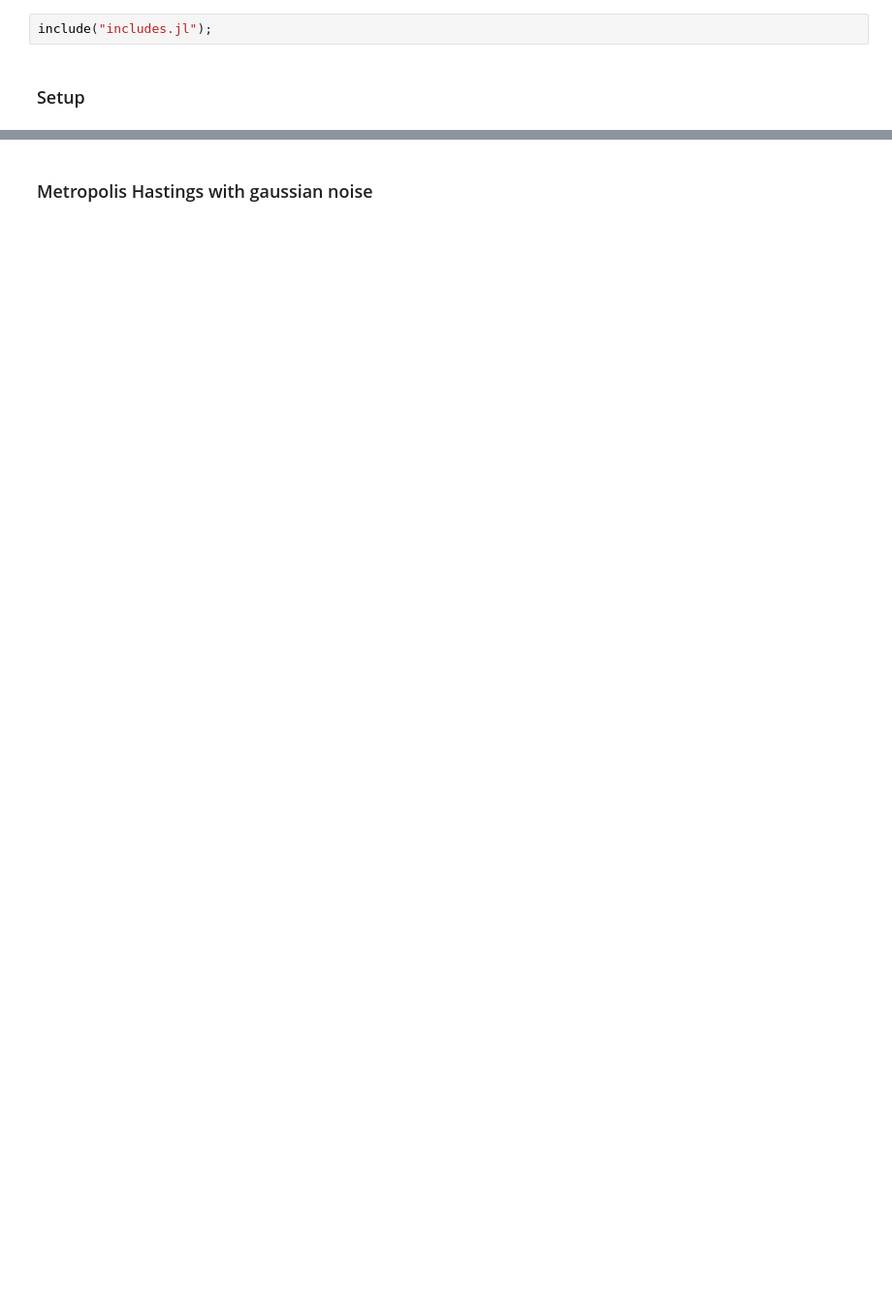
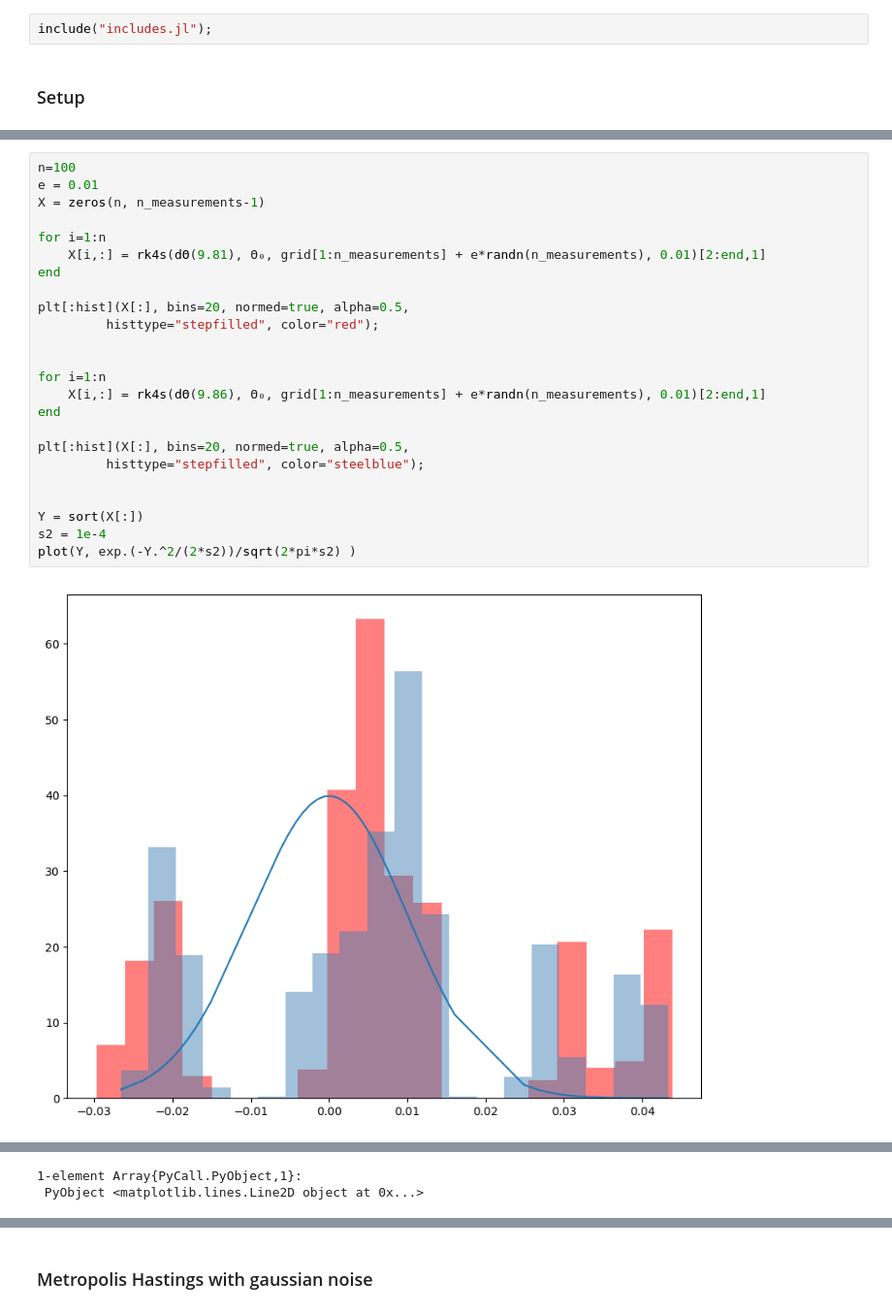
Before and after one commit to matthieubulte/smc, a Jupyter notebook: code/Results.ipynb, the cells around one changed output, grey strips where cells are left out. Shown at 97% size. Drawn from its saved outputs; the diff is of its cells as text; blank space fills up the shorter version.

```diff
--- a/code/Results.ipynb
+++ b/code/Results.ipynb
@@ -27,3 +29,29 @@ end
     end
 
 full_loglikelihood = g -> loglikelihood(n_measurements, g[1])[1];
+# %%
+n=100
+e = 0.01
+X = zeros(n, n_measurements-1)
+
+for i=1:n
+    X[i,:] = rk4s(dΘ(9.81), Θ₀, grid[1:n_measurements] + e*randn(n_measurements), 0.01)[2:end,1]
+end
+
+plt[:hist](X[:], bins=20, normed=true, alpha=0.5,
+         histtype="stepfilled", color="red");
+
+
+for i=1:n
+    X[i,:] = rk4s(dΘ(9.86), Θ₀, grid[1:n_measurements] + e*randn(n_measurements), 0.01)[2:end,1]
+end
+
+plt[:hist](X[:], bins=20, normed=true, alpha=0.5,
+         histtype="stepfilled", color="steelblue");
+
+
+Y = sort(X[:])
+s2 = 1e-4
+plot(Y, exp.(-Y.^2/(2*s2))/sqrt(2*pi*s2) )
+# %% [output]
+[figure, added]
@@ -30 +59,3 @@ full_loglikelihood = g -> loglikelihood(n_measurements, g[1])[1];
+1-element Array{PyCall.PyObject,1}:
+ PyObject <matplotlib.lines.Line2D object at 0x...>
 # %%
```
Also changed, not shown: parts of 10 cells of this notebook, 6 other files.
